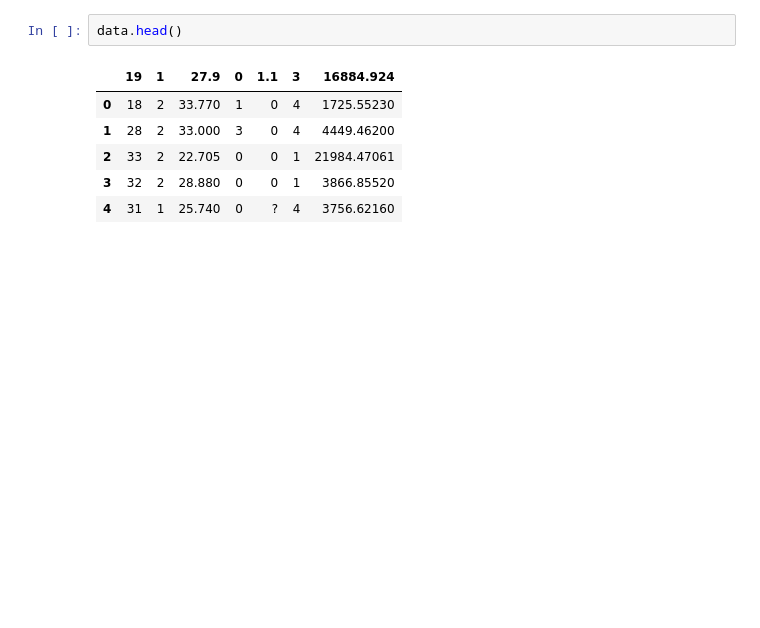
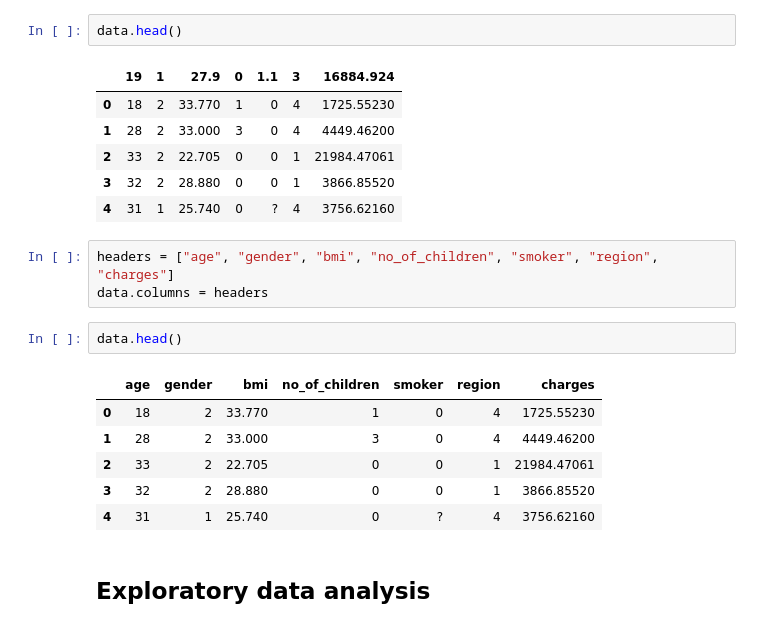
Before and after one commit to christopher-christain/Data-Analytics-for-Insurance-Cost-Data-Set, a Jupyter notebook: Notebooks/insurance-cost-data-analysis.ipynb, the cells around one changed output. Cells and saved outputs as stored; diff of their text form; blank space fills up the shorter version.

```diff
--- a/Notebooks/insurance-cost-data-analysis.ipynb
+++ b/Notebooks/insurance-cost-data-analysis.ipynb
@@ -23,3 +23,17 @@ data.head()
 | 2 | 33 | 2 | 22.705 | 0 | 0 | 1 | 21984.47061 |
 | 3 | 32 | 2 | 28.880 | 0 | 0 | 1 | 3866.85520 |
 | 4 | 31 | 1 | 25.740 | 0 | ? | 4 | 3756.62160 |
+# %%
+headers = ["age", "gender", "bmi", "no_of_children", "smoker", "region", "charges"]
+data.columns = headers
+# %%
+data.head()
+# %% [output]
+|  | age | gender | bmi | no_of_children | smoker | region | charges |
+| 0 | 18 | 2 | 33.770 | 1 | 0 | 4 | 1725.55230 |
+| 1 | 28 | 2 | 33.000 | 3 | 0 | 4 | 4449.46200 |
+| 2 | 33 | 2 | 22.705 | 0 | 0 | 1 | 21984.47061 |
+| 3 | 32 | 2 | 28.880 | 0 | 0 | 1 | 3866.85520 |
+| 4 | 31 | 1 | 25.740 | 0 | ? | 4 | 3756.62160 |
+# %% [markdown]
+## Exploratory data analysis
```
Also changed, not shown: parts of 17 cells of this notebook, 5 other files.
